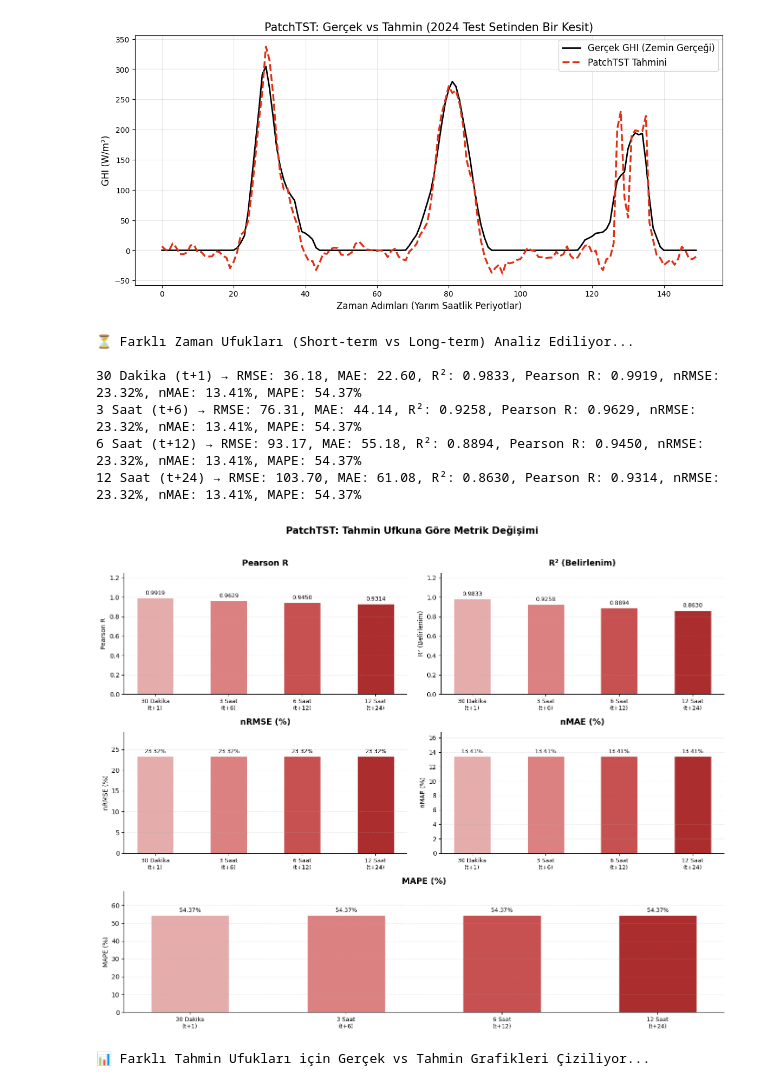
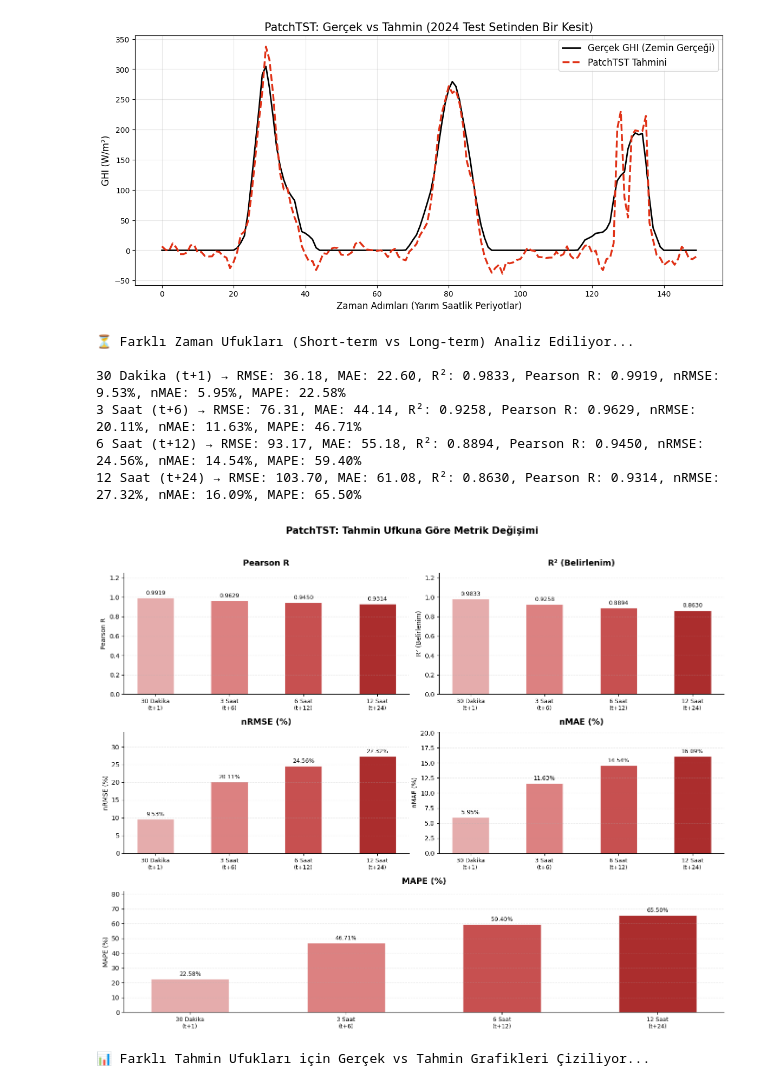
Before and after one commit to MelihKotman/Solar-Forecasting-XAI, a Jupyter notebook: notebooks/05_model_results.ipynb, the cells around one changed output. Saved outputs shown, nothing was run; the diff lists cells and outputs as text; code cells hidden in the pictures.

```diff
--- a/notebooks/05_model_results.ipynb
+++ b/notebooks/05_model_results.ipynb
@@ -631,23 +631,26 @@ for idx_h, h in enumerate(horizons):
     true_h = all_trues[:, idx]
     pred_h = all_predictions[:, idx]
 
-    # Temel Metrikler
-    rmse_list.append(np.sqrt(mean_squared_error(true_h, pred_h)))
-    mae_list.append(mean_absolute_error(true_h, pred_h))
-    mse_list.append(mean_squared_error(true_h, pred_h))
-    r2_list.append(r2_score(true_h, pred_h))
-    r_list.append(pearsonr(true_h, pred_h)[0])
+    rmse = np.sqrt(mean_squared_error(true_h, pred_h))
+    mae = mean_absolute_error(true_h, pred_h)
+    mse = mean_squared_error(true_h, pred_h)
+    r2 = r2_score(true_h, pred_h)
+    r = pearsonr(true_h, pred_h)[0]
 
-    # Gece saatlerini dışarıda bırak (GHI ~ 0 olan satırlar MAPE'yi patlatır)
-    daytime_mask = all_trues > 10
+    rmse_list.append(rmse)
+    mae_list.append(mae)
+    mse_list.append(mse)
+    r2_list.append(r2)
+    r_list.append(r)
 
-    mean_ghi_daytime = np.mean(all_trues[daytime_mask])
+    # Gece saatlerini dışarıda bırak — bu horizon'a özel
+    daytime_mask = true_h > 10
+    mean_ghi_daytime = np.mean(true_h[daytime_mask])
 
     nrmse = (rmse / mean_ghi_daytime) * 100
     nmae  = (mae  / mean_ghi_daytime) * 100
     mape  = np.mean(
-        np.abs((all_trues[daytime_mask] - all_predictions[daytime_mask])
-               / all_trues[daytime_mask])
+        np.abs((true_h[daytime_mask] - pred_h[daytime_mask]) / true_h[daytime_mask])
     ) * 100
 
     nrmse_list.append(nrmse)
@@ -655,7 +658,7 @@ for idx_h, h in enumerate(horizons):
     mape_list.append(mape)
 
     label = horizon_labels[idx_h].replace("\n", " ")
-    print(f"{label} → RMSE: {rmse_list[-1]:.2f}, MAE: {mae_list[-1]:.2f}, R²: {r2_list[-1]:.4f}, Pearson R: {r_list[-1]:.4f}, nRMSE: {nrmse:.2f}%, nMAE: {nmae:.2f}%, MAPE: {mape:.2f}%")
+    print(f"{label} → RMSE: {rmse:.2f}, MAE: {mae:.2f}, R²: {r2:.4f}, Pearson R: {r:.4f}, nRMSE: {nrmse:.2f}%, nMAE: {nmae:.2f}%, MAPE: {mape:.2f}%")
 
 # ==========================================
 # 📊 GRAFİK — 5 panel, 2 sütun (son satır ortada)
@@ -690,38 +693,38 @@ for i, (name, values, bounded) in enumerate(metrics):
     ax.set_xticklabels(horizon_labels, fontsize=9)
     ax.set_ylabel(name, fontsize=10)
     ax.grid(axis='y', alpha=0.25, linestyle='--')
     ax.spines[['top', 'right']].set_visible(False)
 
     # Grafik Y-Eksen sınırlarının dinamik ayarlanması
     max_val = max(values) if len(values) > 0 else 1
     if bounded:
         ax.set_ylim(0, 1.25)
     else:
         ax.set_ylim(0, max_val * 1.25) # Yazıların sığması için tavanı %25 esnettik
 
     # Değerleri barların üzerine yazdırma
     for bar, v in zip(bars, values):
         format_str = f'{v:.2f}%' if not bounded else f'{v:.4f}'
 
         # HATA DÜZELTME: Yazıların barların üzerinde düzgün hizalanması için dinamik ofset
         offset = 0.02 if bounded else (max_val * 0.02)
 
         ax.text(bar.get_x() + bar.get_width() / 2,
                 bar.get_height() + offset,
                 format_str,
                 ha='center', va='bottom', fontsize=9, fontweight='500')
 
 fig.tight_layout()
 plt.savefig('../outputs/plots/patchtst_horizon_degradation.pdf', bbox_inches='tight', dpi=300)
 plt.show()
 # %% [output]
 ⏳ Farklı Zaman Ufukları (Short-term vs Long-term) Analiz Ediliyor...
 
-30 Dakika (t+1) → RMSE: 36.18, MAE: 22.60, R²: 0.9833, Pearson R: 0.9919, nRMSE: 23.32%, nMAE: 13.41%, MAPE: 54.37%
-3 Saat (t+6) → RMSE: 76.31, MAE: 44.14, R²: 0.9258, Pearson R: 0.9629, nRMSE: 23.32%, nMAE: 13.41%, MAPE: 54.37%
-6 Saat (t+12) → RMSE: 93.17, MAE: 55.18, R²: 0.8894, Pearson R: 0.9450, nRMSE: 23.32%, nMAE: 13.41%, MAPE: 54.37%
-12 Saat (t+24) → RMSE: 103.70, MAE: 61.08, R²: 0.8630, Pearson R: 0.9314, nRMSE: 23.32%, nMAE: 13.41%, MAPE: 54.37%
+30 Dakika (t+1) → RMSE: 36.18, MAE: 22.60, R²: 0.9833, Pearson R: 0.9919, nRMSE: 9.53%, nMAE: 5.95%, MAPE: 22.58%
+3 Saat (t+6) → RMSE: 76.31, MAE: 44.14, R²: 0.9258, Pearson R: 0.9629, nRMSE: 20.11%, nMAE: 11.63%, MAPE: 46.71%
+6 Saat (t+12) → RMSE: 93.17, MAE: 55.18, R²: 0.8894, Pearson R: 0.9450, nRMSE: 24.56%, nMAE: 14.54%, MAPE: 59.40%
+12 Saat (t+24) → RMSE: 103.70, MAE: 61.08, R²: 0.8630, Pearson R: 0.9314, nRMSE: 27.32%, nMAE: 16.09%, MAPE: 65.50%
-[figure, old version]
+[figure, new version]
 # %%
 import matplotlib.pyplot as plt
 
```
Also changed, not shown: 14 other files.
